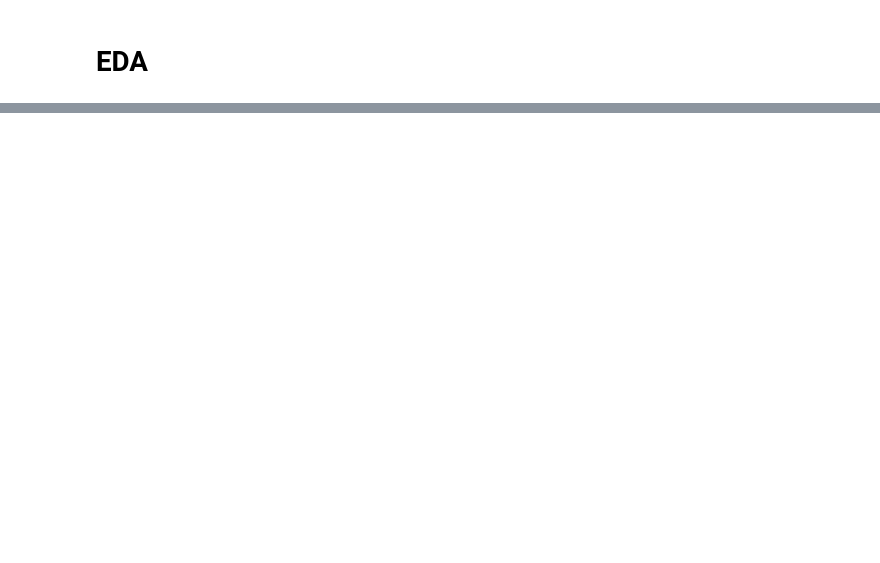
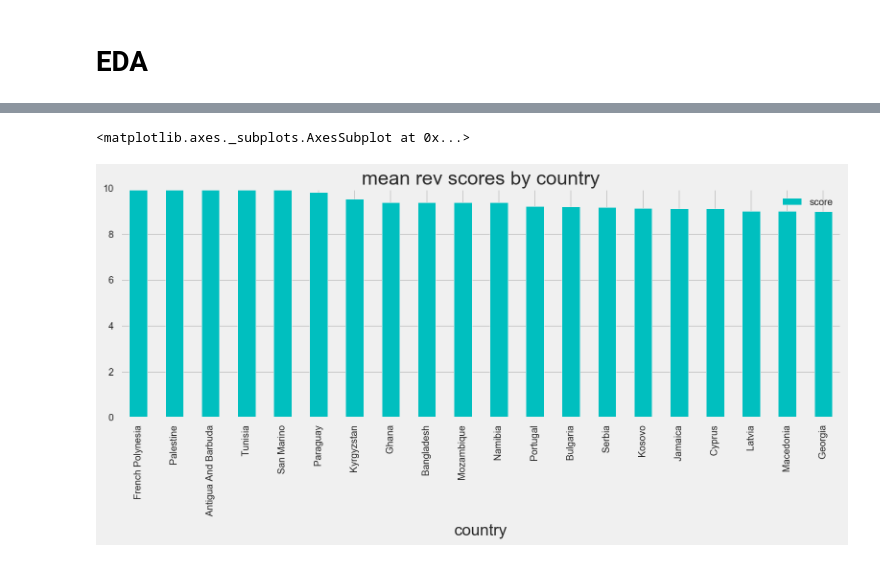
Before and after one commit to caitlinmowdy/DSI-SF-2-caitlinmowdy, a Jupyter notebook: capstone-hostelworld/code/eda.ipynb, the cells around one changed output, grey strips where cells are left out. Cells and saved outputs as stored; diff of their text form; code cells hidden in the pictures; blank space fills up the shorter version.

```diff
--- a/capstone-hostelworld/code/eda.ipynb
+++ b/capstone-hostelworld/code/eda.ipynb
@@ -26,0 +47,8 @@ hostels_clean_df = pd.read_csv('/Users/caitlinmowdy/Desktop/DSI-SF-2-caitlinmowd
+# %%
+# Bar Graph of mean rev scores by country
+
+revs_clean_df.groupby(['country'])[['score']].mean().sort_values('score', ascending = False).head(20).plot(
+    kind='bar', title = 'mean rev scores by country', color = 'c', figsize = (12,4))
+# %% [output]
+<matplotlib.axes._subplots.AxesSubplot at 0x...>
+[figure, added]
```
Also changed, not shown: parts of 28 cells of this notebook, 27 other files.
